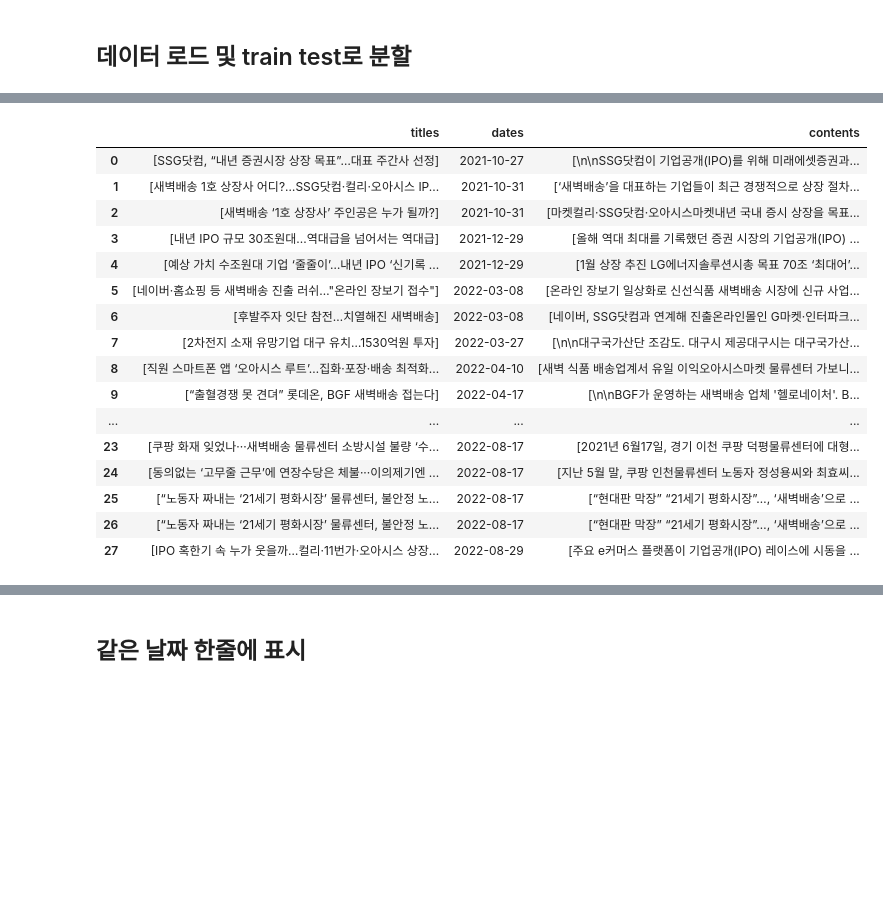
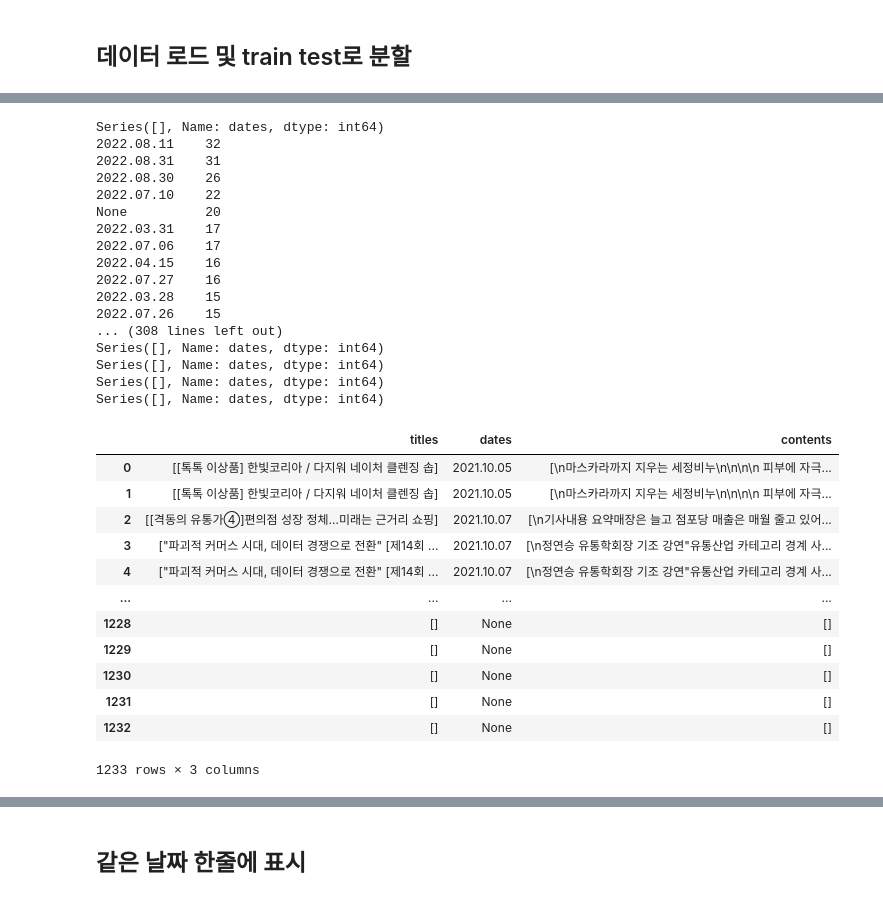
Before and after one commit to lhshs/2022_YDS2, a Jupyter notebook: NLP/tokenizer_News.ipynb, the cells around one changed output, grey strips where cells are left out. Saved outputs shown, nothing was run; the diff lists cells and outputs as text; code cells hidden in the pictures; blank space fills up the shorter version.

```diff
--- a/NLP/tokenizer_News.ipynb
+++ b/NLP/tokenizer_News.ipynb
@@ -13,9 +13,11 @@ import sklearn
 # %% [markdown]
 ## 데이터 로드 및 train test로 분할
 # %%
-# df_kookmin = pd.read_csv('/Users/lhs2/Desktop/GitHub/MLT/EDA/non_financial/crawling/news/oasis_kookmin.csv') #.drop(columns = ['Unnamed: 0']).reset_index().drop(columns=['index','link'])
-# df_kyunghyan = pd.read_csv('/Users/lhs2/Desktop/GitHub/MLT/EDA/non_financial/crawling/news/oasis_kyunghyan.csv') #.drop(columns = ['Unnamed: 0']).reset_index().drop(columns=['index','link'])
+# df_kookmin = pd.read_csv('/Users/lhs/Desktop/GitHub/MLT/EDA/non_financial/crawling/news/oasis_kookmin.csv') #.drop(columns = ['Unnamed: 0']).reset_index().drop(columns=['index','link'])
+# df_kyunghyan = pd.read_csv('/Users/lhs/Desktop/GitHub/MLT/EDA/non_financial/crawling/news/oasis_kyunghyan.csv') #.drop(columns = ['Unnamed: 0']).reset_index().drop(columns=['index','link'])
+df_naver = pd.read_csv('/Users/lhs/Desktop/GitHub/MLT/EDA/non_financial/crawling/news/oasis_navernews.csv')
 
-df_kookmin = pd.read_csv('D:/Documents/GitHub/MLT/EDA/non_financial/crawling/news/oasis_kookmin.csv') #.drop(columns = ['Unnamed: 0']).reset_index().drop(columns=['index','link'])
-df_kyunghyan = pd.read_csv('D:/Documents/GitHub/MLT/EDA/non_financial/crawling/news/oasis_kyunghyan.csv') #.drop(columns = ['Unnamed: 0']).reset_index().drop(columns=['index','link'])
+
+# df_kookmin = pd.read_csv('D:/Documents/GitHub/MLT/EDA/non_financial/crawling/news/oasis_kookmin.csv') #.drop(columns = ['Unnamed: 0']).reset_index().drop(columns=['index','link'])
+# df_kyunghyan = pd.read_csv('D:/Documents/GitHub/MLT/EDA/non_financial/crawling/news/oasis_kyunghyan.csv') #.drop(columns = ['Unnamed: 0']).reset_index().drop(columns=['index','link'])
 # %%
@@ -23,3 +25,3 @@ df = pd.concat([df_kookmin, df_kyunghyan]).drop(columns = ['Unnamed: 0']).reset_
 # df = df.set_index(['dates'])
 # %%
-df
+df_naver = df_naver.drop(columns = ['Unnamed: 0']).reset_index().drop(columns=['index','links'])
@@ -44,3 +44,3 @@ df
 # %%
-for i in range(28):
-    df.dates[i] =df.dates[i][:10]
+for i in range(1233):
+    df_naver.dates[i] =df_naver.dates[i][:10]
@@ -47,24 +63,41 @@ for i in range(28):
 # %%
-df['dates'] = df['dates'].str.replace('.','-')
-df['dates'] = df['dates'].str.replace(' ', '')
+# df['dates'] = df['dates'].str.replace('.','-')
+df_naver['dates'] = df_naver['dates'].str.replace(' ', '')
+# %%
+for i in range(44):
+    print(df_naver.dates.value_counts()[(i-1)*30:i*30])
+# %% [output]
+Series([], Name: dates, dtype: int64)
+2022.08.11    32
+2022.08.31    31
+2022.08.30    26
+2022.07.10    22
+None          20
+2022.03.31    17
+2022.07.06    17
+2022.04.15    16
+2022.07.27    16
+2022.03.28    15
+2022.07.26    15
+... (308 lines left out)
+Series([], Name: dates, dtype: int64)
+Series([], Name: dates, dtype: int64)
+Series([], Name: dates, dtype: int64)
+Series([], Name: dates, dtype: int64)
 # %%
-df = df.sort_values(by=['dates'], axis=0).reset_index().drop(columns=['index'])#.drop(columns=['level_0'])
-df
+df_naver = df_naver.sort_values(by=['dates'], axis=0).reset_index().drop(columns=['index'])#.drop(columns=['level_0'])
+df_naver
 # %% [output]
 |  | titles | dates | contents |
-| 0 | [SSG닷컴, “내년 증권시장 상장 목표”…대표 주간사 선정] | 2021-10-27 | [\n\nSSG닷컴이 기업공개(IPO)를 위해 미래에셋증권과... |
-| 1 | [새벽배송 1호 상장사 어디?…SSG닷컴·컬리·오아시스 IP... | 2021-10-31 | [‘새벽배송’을 대표하는 기업들이 최근 경쟁적으로 상장 절차... |
-| 2 | [새벽배송 ‘1호 상장사’ 주인공은 누가 될까?] | 2021-10-31 | [마켓컬리·SSG닷컴·오아시스마켓내년 국내 증시 상장을 목표... |
-| 3 | [내년 IPO 규모 30조원대...역대급을 넘어서는 역대급] | 2021-12-29 | [올해 역대 최대를 기록했던 증권 시장의 기업공개(IPO) ... |
-| 4 | [예상 가치 수조원대 기업 ‘줄줄이’…내년 IPO ‘신기록 ... | 2021-12-29 | [1월 상장 추진 LG에너지솔루션시총 목표 70조 ‘최대어’... |
-| 5 | [네이버·홈쇼핑 등 새벽배송 진출 러쉬…"온라인 장보기 접수"] | 2022-03-08 | [온라인 장보기 일상화로 신선식품 새벽배송 시장에 신규 사업... |
-| 6 | [후발주자 잇단 참전…치열해진 새벽배송] | 2022-03-08 | [네이버, SSG닷컴과 연계해 진출온라인몰인 G마켓·인터파크... |
-| 7 | [2차전지 소재 유망기업 대구 유치…1530억원 투자] | 2022-03-27 | [\n\n대구국가산단 조감도. 대구시 제공대구시는 대구국가산... |
-| 8 | [직원 스마트폰 앱 ‘오아시스 루트’…집화·포장·배송 최적화... | 2022-04-10 | [새벽 식품 배송업계서 유일 이익오아시스마켓 물류센터 가보니... |
-| 9 | [“출혈경쟁 못 견뎌” 롯데온, BGF 새벽배송 접는다] | 2022-04-17 | [\n\nBGF가 운영하는 새벽배송 업체 '헬로네이처'. B... |
+| 0 | [[톡톡 이상품] 한빛코리아 / 다지워 네이처 클렌징 솝] | 2021.10.05 | [\n마스카라까지 지우는 세정비누\n\n\n\n 피부에 자극... |
+| 1 | [[톡톡 이상품] 한빛코리아 / 다지워 네이처 클렌징 솝] | 2021.10.05 | [\n마스카라까지 지우는 세정비누\n\n\n\n 피부에 자극... |
+| 2 | [[격동의 유통가④]편의점 성장 정체…미래는 근거리 쇼핑] | 2021.10.07 | [\n기사내용 요약매장은 늘고 점포당 매출은 매월 줄고 있어... |
+| 3 | ["파괴적 커머스 시대, 데이터 경쟁으로 전환" [제14회 ... | 2021.10.07 | [\n정연승 유통학회장 기조 강연"유통산업 카테고리 경계 사... |
+| 4 | ["파괴적 커머스 시대, 데이터 경쟁으로 전환" [제14회 ... | 2021.10.07 | [\n정연승 유통학회장 기조 강연"유통산업 카테고리 경계 사... |
 | ... | ... | ... | ... |
-| 23 | [쿠팡 화재 잊었나···새벽배송 물류센터 소방시설 불량 ‘수... | 2022-08-17 | [2021년 6월17일, 경기 이천 쿠팡 덕평물류센터에 대형... |
-| 24 | [동의없는 ‘고무줄 근무’에 연장수당은 체불···이의제기엔 ... | 2022-08-17 | [지난 5월 말, 쿠팡 인천물류센터 노동자 정성용씨와 최효씨... |
-| 25 | [“노동자 짜내는 ‘21세기 평화시장’ 물류센터, 불안정 노... | 2022-08-17 | [“현대판 막장” “21세기 평화시장”…, ‘새벽배송’으로 ... |
-| 26 | [“노동자 짜내는 ‘21세기 평화시장’ 물류센터, 불안정 노... | 2022-08-17 | [“현대판 막장” “21세기 평화시장”…, ‘새벽배송’으로 ... |
-| 27 | [IPO 혹한기 속 누가 웃을까…컬리·11번가·오아시스 상장... | 2022-08-29 | [주요 e커머스 플랫폼이 기업공개(IPO) 레이스에 시동을 ... |
+| 1228 | [] | None | [] |
+| 1229 | [] | None | [] |
+| 1230 | [] | None | [] |
+| 1231 | [] | None | [] |
+| 1232 | [] | None | [] |
+1233 rows × 3 columns
```
Also changed, not shown: parts of 38 cells of this notebook, 5 other files.
